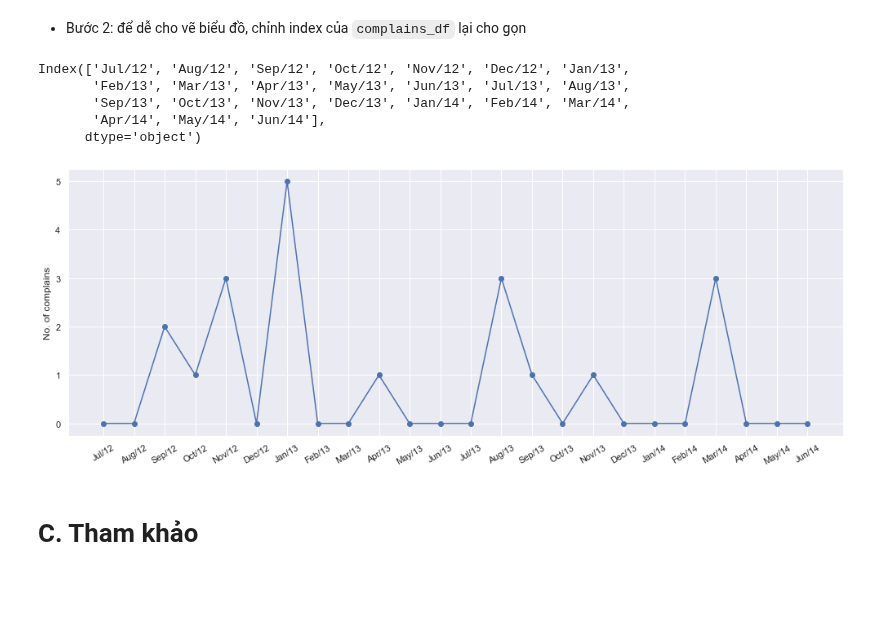
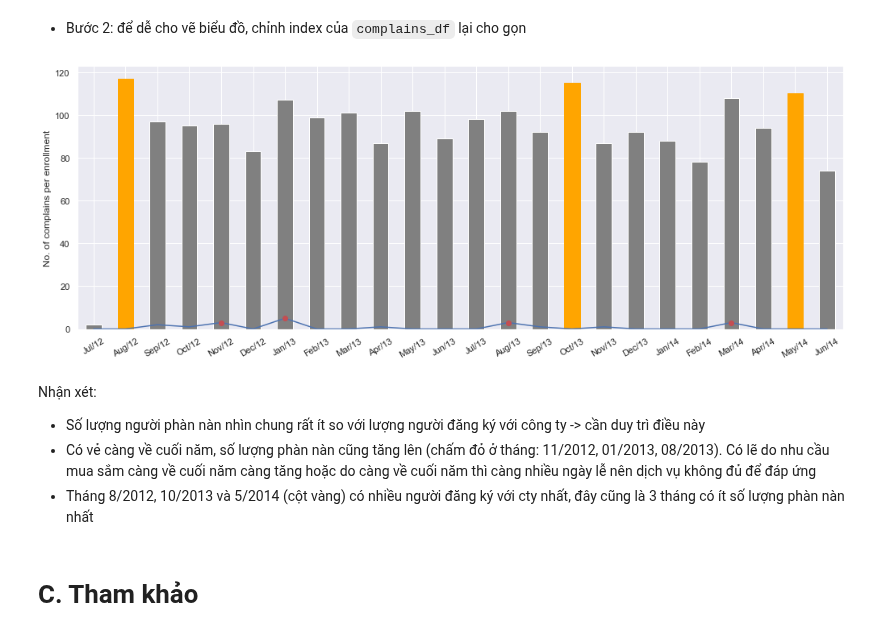
Before and after one commit to ngminhluong/CDS-EndTerm, a Jupyter notebook: Main.ipynb, the cells around one changed output. Cells and saved outputs as stored; diff of their text form; code cells hidden in the pictures; blank space fills up the shorter version.

```diff
--- a/Main.ipynb
+++ b/Main.ipynb
@@ -1055,10 +1052,11 @@ $\to$ Sau quá trình phân tích ta rút ra được là các khách hàng ch
 # %% [markdown]
 - Bước 1: thêm cột `month_year`
 # %%
-complains_df = mkt_df.copy()
+period_df = mkt_df.copy()
 # thêm cột dạng year-month
-complains_df['month_year'] = pd.to_datetime(complains_df['Dt_Customer']).dt.to_period('M')
-complains_df = complains_df.groupby('month_year')['Complain'].sum()
+period_df['month_year'] = pd.to_datetime(period_df['Dt_Customer']).dt.to_period('M')
+complains_df = period_df.groupby('month_year')['Complain'].sum()
+enrollment_df = period_df.groupby('month_year').size()
 # %% [markdown]
 - Bước 2: để dễ cho vẽ biểu đồ, chỉnh index của `complains_df` lại cho gọn
 # %%
@@ -1069,18 +1067,31 @@ for my in complains_df.index:
     y = str(my.year)[2:]
     new_ix.append(f'{m}/{y}')
 complains_df.index = new_ix
-complains_df.index
+enrollment_df.index = new_ix
+new_ix[:5] # test
-# %% [output]
-Index(['Jul/12', 'Aug/12', 'Sep/12', 'Oct/12', 'Nov/12', 'Dec/12', 'Jan/13',
-       'Feb/13', 'Mar/13', 'Apr/13', 'May/13', 'Jun/13', 'Jul/13', 'Aug/13',
-       'Sep/13', 'Oct/13', 'Nov/13', 'Dec/13', 'Jan/14', 'Feb/14', 'Mar/14',
-       'Apr/14', 'May/14', 'Jun/14'],
-      dtype='object')
 # %%
-ax = complains_df.plot.line(marker= 'o', figsize=(17,6), rot=30, ylabel='No. of complains')
-plt.xticks(np.arange(len(complains_df.index)), complains_df.index);
+# bar graph
+ax = enrollment_df.plot.bar(figsize=(17,6), color='grey')
+# highlight top 3 highest
+highest_dt = enrollment_df.sort_values(ascending= False)[:3]
+highest_dt_pos = np.where(np.isin(enrollment_df.index, highest_dt.index))[0]
+for item in highest_dt_pos:
+    ax.get_children()[item].set_color('orange')
+
+# line graph, x-axis index theo index của graph mới nhất, tức sẽ lấy của line graph
+complains_df.plot.line(rot=30, ylabel='No. of complains per enrollment')
+plt.xticks(np.arange(len(complains_df.index)), complains_df.index)
+# highlight peaks
+peaks = ['Jan/13', 'Aug/13', 'Mar/14', 'Nov/12']
+peaks_ix = np.where(np.isin(complains_df.index, peaks))[0]
+plt.plot(peaks_ix, complains_df[peaks_ix], 'ro'); # vẽ đè lên điểm đã có
 # %% [output]
-[figure, old version]
+[figure, new version]
+# %% [markdown]
+Nhận xét:
+- Số lượng người phàn nàn nhìn chung rất ít so với lượng người đăng ký với công ty -> cần duy trì điều này
+- Có vẻ càng về cuối năm, số lượng phàn nàn cũng tăng lên (chấm đỏ ở tháng: 11/2012, 01/2013, 08/2013). Có lẽ do nhu cầu mua sắm càng về cuối năm càng tăng hoặc do càng về cuối năm thì càng nhiều ngày lễ nên dịch vụ không đủ để đáp ứng
+- Tháng 8/2012, 10/2013 và 5/2014 (cột vàng) có nhiều người đăng ký với cty nhất, đây cũng là 3 tháng có ít số lượng phàn nàn nhất
 # %% [markdown]
 # C. Tham khảo
 # %% [markdown]
```
Also changed, not shown: parts of 8 cells of this notebook.
